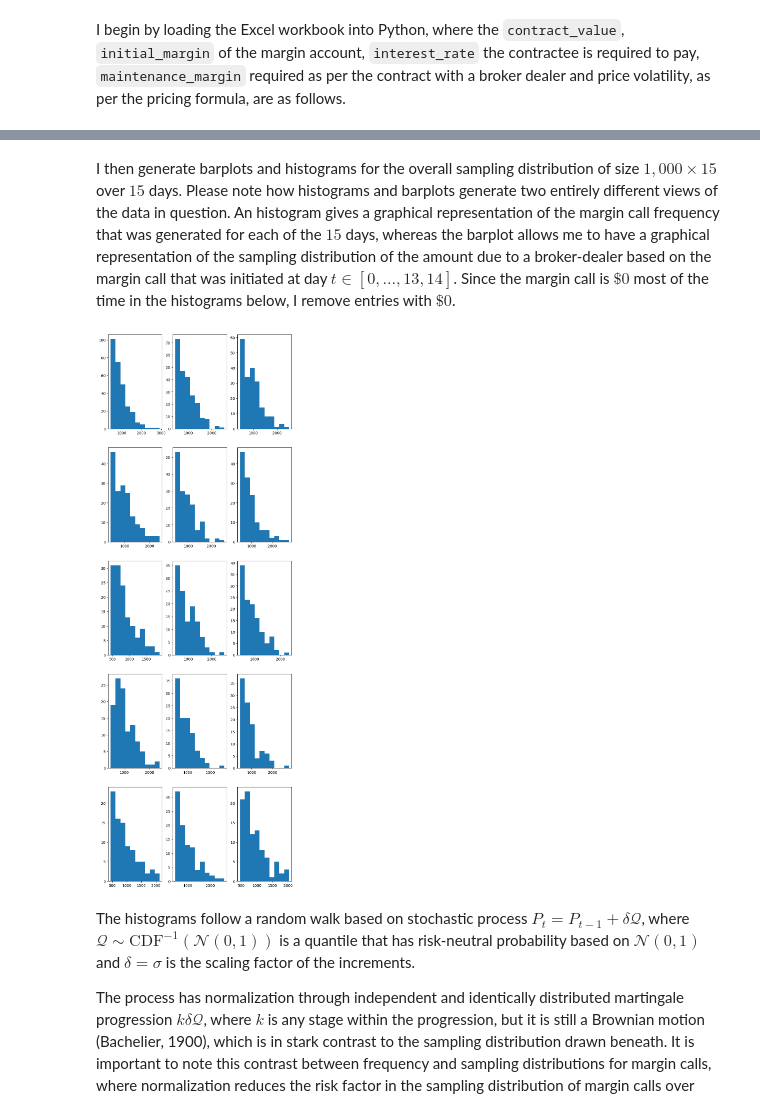
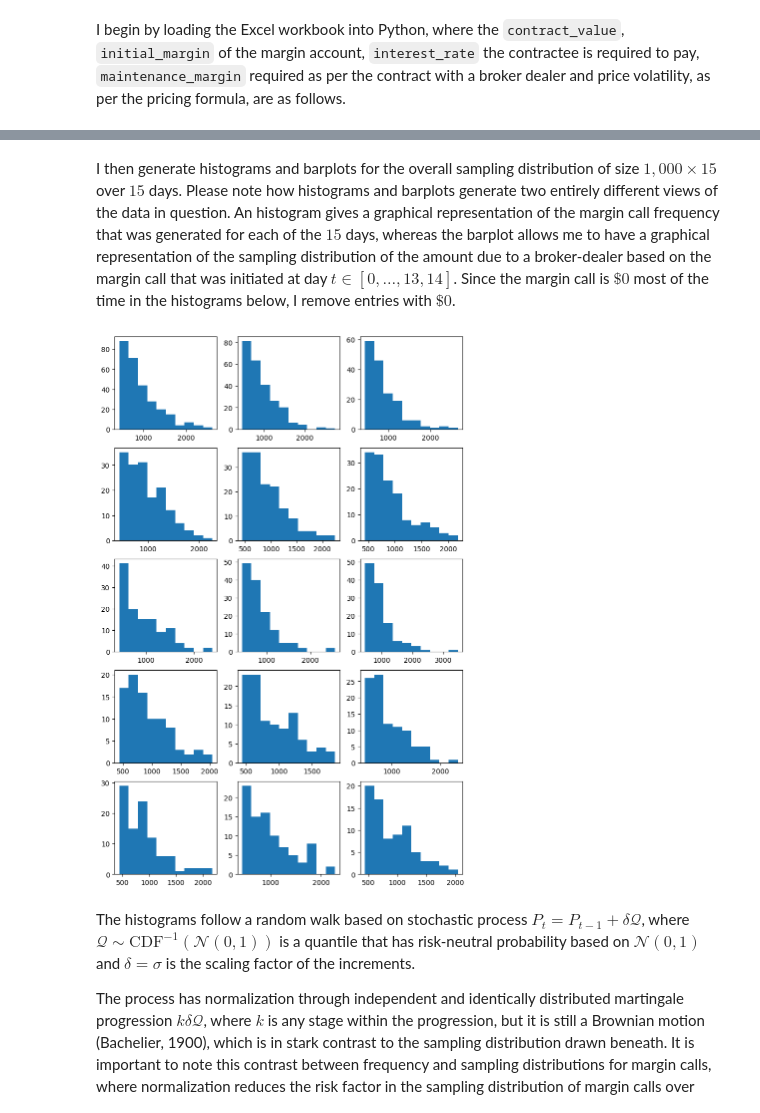
Before and after one commit to salma-rodriguez/Futures-Experiment, a Jupyter notebook: cornfutures_swaptures.ipynb, the cells around one changed output, grey strips where cells are left out. Cells and saved outputs as stored; diff of their text form; code cells hidden in the pictures.

```diff
--- a/cornfutures_swaptures.ipynb
+++ b/cornfutures_swaptures.ipynb
@@ -82,0 +110,16 @@ for i in range(0, 1000):
+# %%
+import numpy as np
+import matplotlib.pyplot as plt
+
+fig, axs = plt.subplots(5, 3)
+
+count = -1
+X_trimmed = X[X > 0]
+for i in range(0, 5):
+    for j in range(0, 3):
+        count += 1
+        if count == 15:
+            break
+        axs[i, j].hist(X_trimmed.iloc[:, count])
+
+fig.set_size_inches(9, 14)
@@ -82,0 +130,12 @@ for i in range(0, 1000):
+# %%
+fig, axs = plt.subplots(5, 3)
+
+count = -1
+for i in range(0, 5):
+    for j in range(0, 3):
+        count += 1
+        if count == 15:
+            break
+        axs[i, j].bar(X.index, X.iloc[:, count])
+
+fig.set_size_inches(9, 14)
@@ -87,20 +192,20 @@ import matplotlib.pyplot as plt
 import numpy as np
 
 # Define the data for the bar plot
-x = [X.iloc[:, i] for i in range(0, 15)]
+y = [Y.iloc[:, i] for i in range(0, 15)]
 
 # Set the width of the bars
 bar_width = 0.25
 
 # Set the positions of the bars on the x-axis
-r = [np.arange(len(x[0])) + i * bar_width for i in range(15)]
+r = [np.arange(len(y[0])) + i * bar_width for i in range(15)]
 
 plt.clf()
 fig, ax = plt.subplots(1, 1)
 
 # Create the bar plot
-for i in range(len(x)):
-    ax.bar(r[i], x[i], label='day ' + str(i))
+for i in range(len(y)):
+    ax.bar(r[i], y[i], label='day ' + str(i))
 
 # Add a title
 ax.set_title('Margin Call Sampling Distribution (Per Diem)')
@@ -120,20 +225,21 @@ fig.set_size_inches((12, 9))
 # %% [markdown]
-I then generate barplots and histograms for the overall sampling distribution of size $1,000\times15$ over $15$ days. Please note how histograms and barplots generate two entirely different views of the data in question. An histogram gives a graphical representation of the margin call frequency that was generated for each of the $15$ days, whereas the barplot allows me to have a graphical representation of the sampling distribution of the amount due to a broker-dealer based on the margin call that was initiated at day $t \in [0,\dots,13,14]$. Since the margin call is $\$0$ most of the time in the histograms below, I remove entries with $\$0$.
+I then generate histograms and barplots for the overall sampling distribution of size $1,000\times15$ over $15$ days. Please note how histograms and barplots generate two entirely different views of the data in question. An histogram gives a graphical representation of the margin call frequency that was generated for each of the $15$ days, whereas the barplot allows me to have a graphical representation of the sampling distribution of the amount due to a broker-dealer based on the margin call that was initiated at day $t \in [0,\dots,13,14]$. Since the margin call is $\$0$ most of the time in the histograms below, I remove entries with $\$0$.
 # %%
 fig, axs = plt.subplots(5, 3)
 
 count = -1
+Y_trimmed = Y[Y > 0]
 X_trimmed = X[X > 0]
 for i in range(0, 5):
     for j in range(0, 3):
         count += 1
         if count == 15:
             break
-        axs[i, j].hist(X_trimmed.iloc[:, count])
+        axs[i, j].hist(Y_trimmed.iloc[:, count])
 
-fig.set_size_inches(9, 27)
+fig.set_size_inches(9, 14)
 # %% [output]
-[figure, old version]
+[figure, new version]
 # %% [markdown]
 The histograms follow a random walk based on stochastic process $P_{t} = P_{t-1}+\delta\mathcal{Q}$, where $\mathcal{Q}\sim \text{CDF}^{-1}(\mathcal{N}(0,1))$ is a quantile that has risk-neutral probability based on $\mathcal{N}(0,1)$ and $\delta = \sigma$ is the scaling factor of the increments.
 
```
Also changed, not shown: parts of 78 cells of this notebook.
